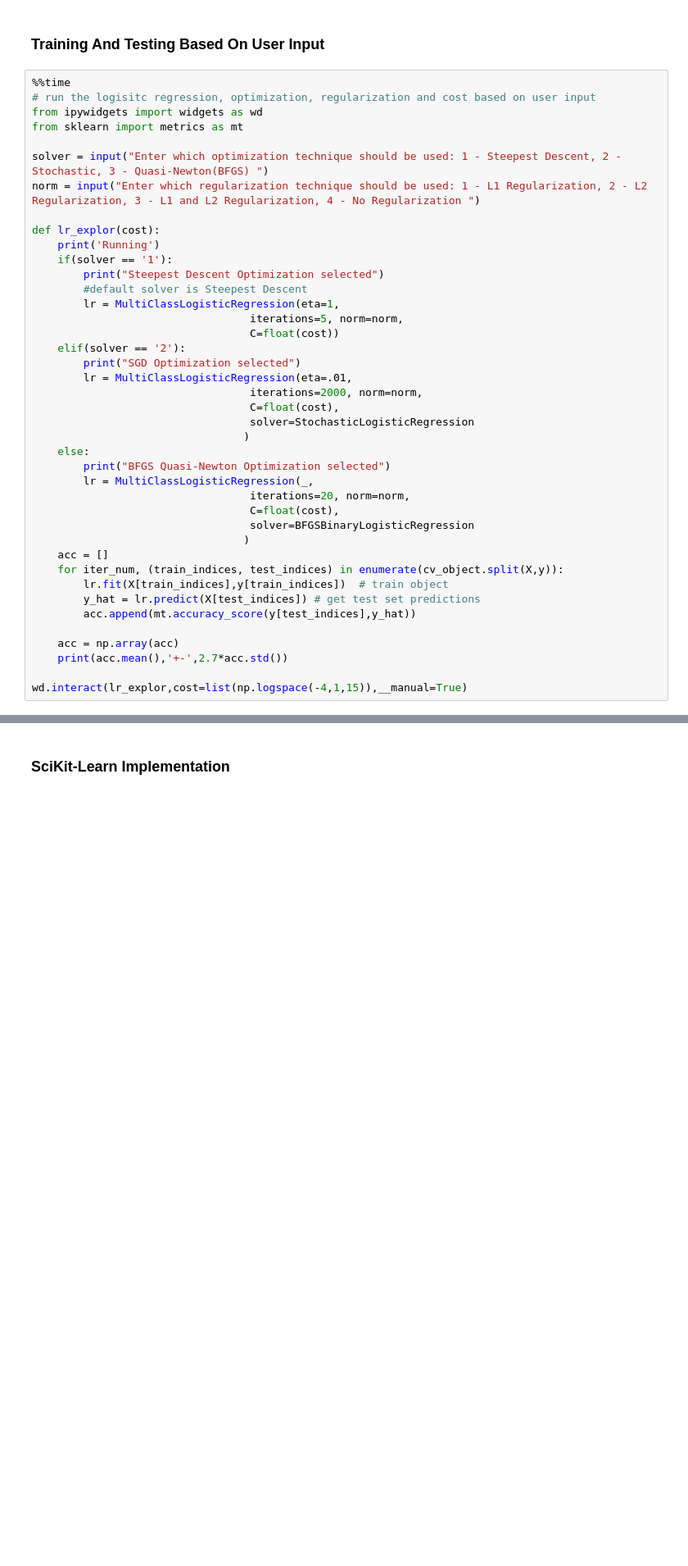
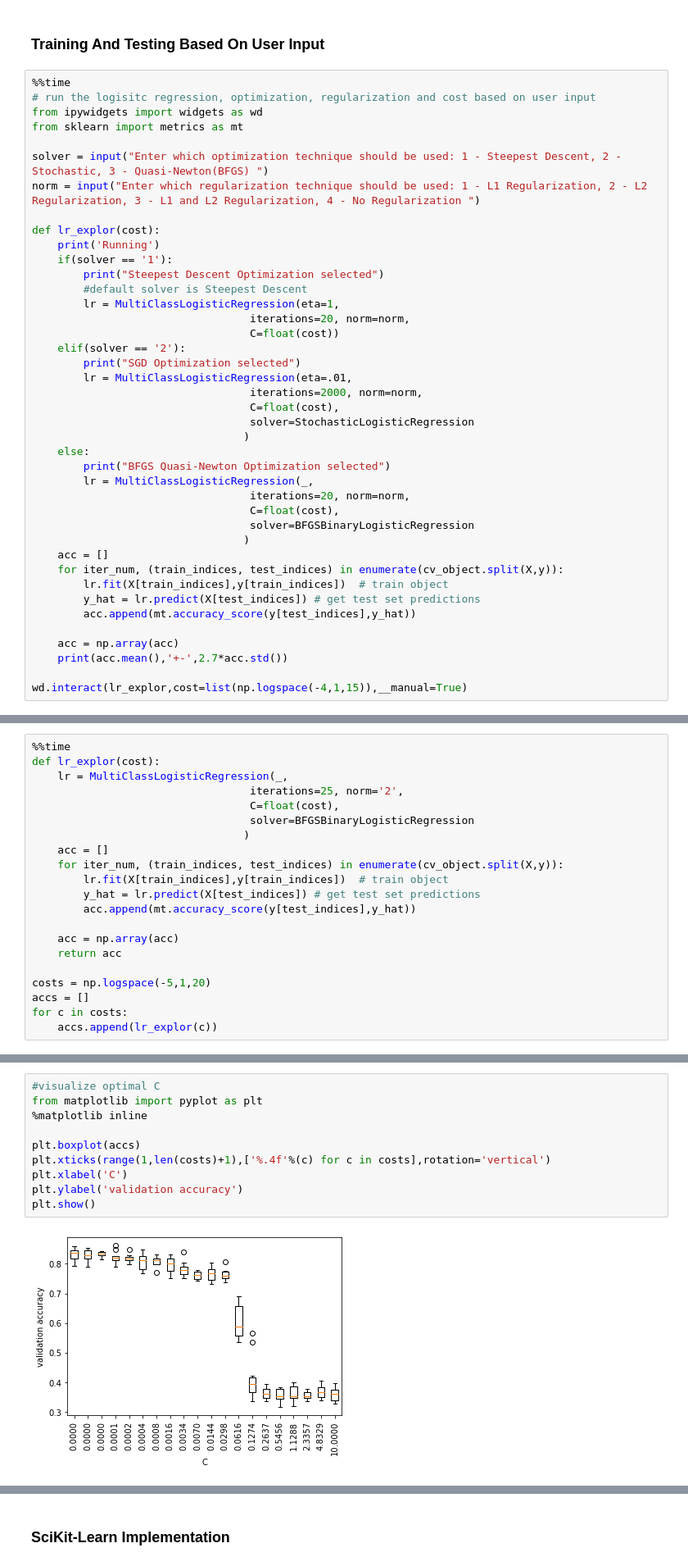
Before and after one commit to jenyintaylor/MLiP_Group, a Jupyter notebook: Lab 3/Lab3.ipynb, the cells around one changed output, grey strips where cells are left out. Shown at 82% size. Saved outputs shown, nothing was run; the diff lists cells and outputs as text; blank space fills up the shorter version.

```diff
--- a/Lab 3/Lab3.ipynb
+++ b/Lab 3/Lab3.ipynb
@@ -412,7 +392,7 @@ def lr_explor(cost):
         print("Steepest Descent Optimization selected")
         #default solver is Steepest Descent
         lr = MultiClassLogisticRegression(eta=1,
-                                  iterations=5, norm=norm,
+                                  iterations=20, norm=norm,
                                   C=float(cost))
     elif(solver == '2'):
         print("SGD Optimization selected")
@@ -447,0 +430,21 @@ Wall time: 2.8 s
+# %%
+%%time
+def lr_explor(cost):
+    lr = MultiClassLogisticRegression(_,
+                                  iterations=25, norm='2',
+                                  C=float(cost),
+                                  solver=BFGSBinaryLogisticRegression
+                                 )
+    acc = []
+    for iter_num, (train_indices, test_indices) in enumerate(cv_object.split(X,y)):
+        lr.fit(X[train_indices],y[train_indices])  # train object
+        y_hat = lr.predict(X[test_indices]) # get test set predictions
+        acc.append(mt.accuracy_score(y[test_indices],y_hat))
+
+    acc = np.array(acc)
+    return acc
+
+costs = np.logspace(-5,1,20)
+accs = []
+for c in costs:
+    accs.append(lr_explor(c))
@@ -447,0 +454,12 @@ Wall time: 2.8 s
+# %%
+#visualize optimal C
+from matplotlib import pyplot as plt
+%matplotlib inline
+
+plt.boxplot(accs)
+plt.xticks(range(1,len(costs)+1),['%.4f'%(c) for c in costs],rotation='vertical')
+plt.xlabel('C')
+plt.ylabel('validation accuracy')
+plt.show()
+# %% [output]
+[figure, added]
```
Also changed, not shown: parts of 6 cells of this notebook.
